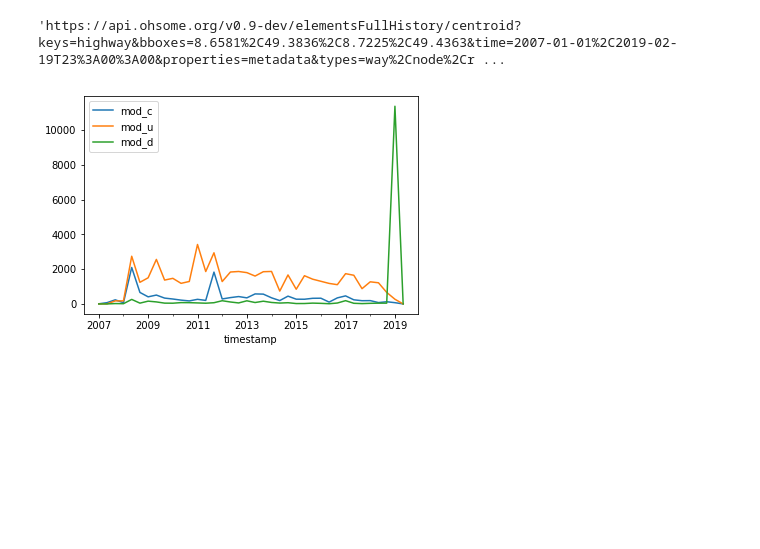
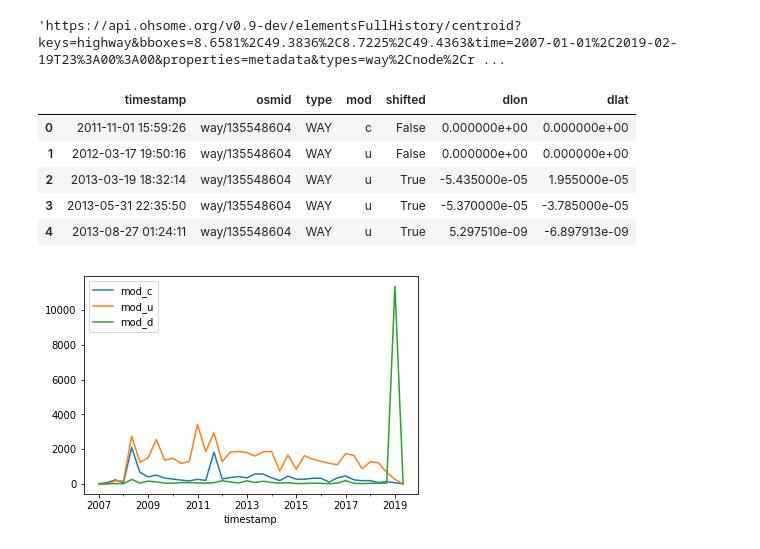
Before and after one commit to GIScience/ohsome-examples, a Jupyter notebook: python/workshop-19-03-06.ipynb, the cells around one changed output. Saved outputs shown, nothing was run; the diff lists cells and outputs as text; code cells hidden in the pictures; blank space fills up the shorter version.

```diff
--- a/python/workshop-19-03-06.ipynb
+++ b/python/workshop-19-03-06.ipynb
@@ -372,6 +381,15 @@ def dataExtractionFullHistory():
 deh = dataExtractionFullHistory()
 # %% [output]
 'https://api.ohsome.org/v0.9-dev/elementsFullHistory/centroid?keys=highway&bboxes=8.6581%2C49.3836%2C8.7225%2C49.4363&time=2007-01-01%2C2019-02-19T23%3A00%3A00&properties=metadata&types=way%2Cnode%2Cr ...
+# %%
+deh.head()
+# %% [output]
+|  | timestamp | osmid | type | mod | shifted | dlon | dlat |
+| 0 | 2011-11-01 15:59:26 | way/135548604 | WAY | c | False | 0.000000e+00 | 0.000000e+00 |
+| 1 | 2012-03-17 19:50:16 | way/135548604 | WAY | u | False | 0.000000e+00 | 0.000000e+00 |
+| 2 | 2013-03-19 18:32:14 | way/135548604 | WAY | u | True | -5.435000e-05 | 1.955000e-05 |
+| 3 | 2013-05-31 22:35:50 | way/135548604 | WAY | u | True | -5.370000e-05 | -3.785000e-05 |
+| 4 | 2013-08-27 01:24:11 | way/135548604 | WAY | u | True | 5.297510e-09 | -6.897913e-09 |
 # %%
 def modification():
     dfgb = deh.groupby([pd.Grouper(key='timestamp',freq='MS'),'mod']).size().to_frame("count").reset_index()
```
Also changed, not shown: parts of 2 cells of this notebook.
